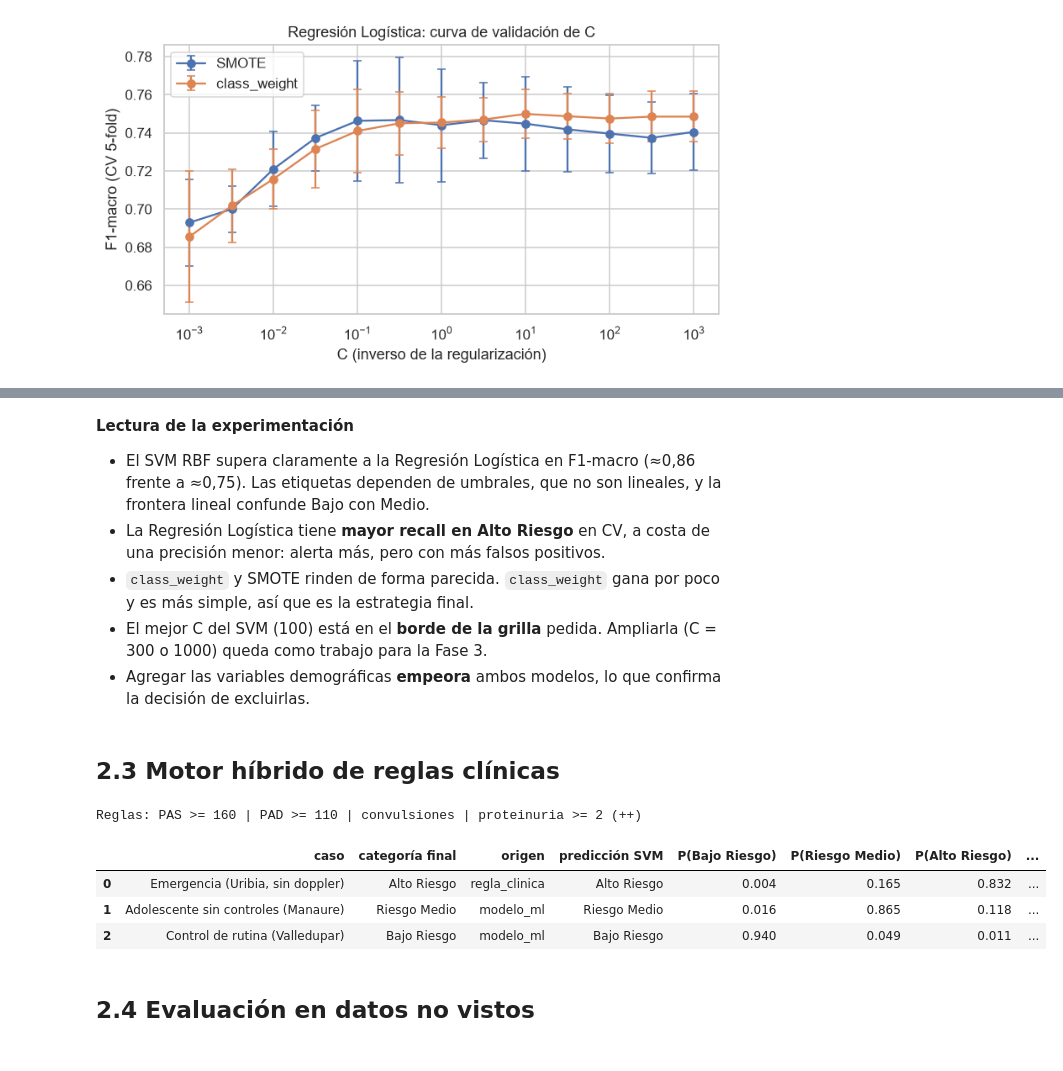
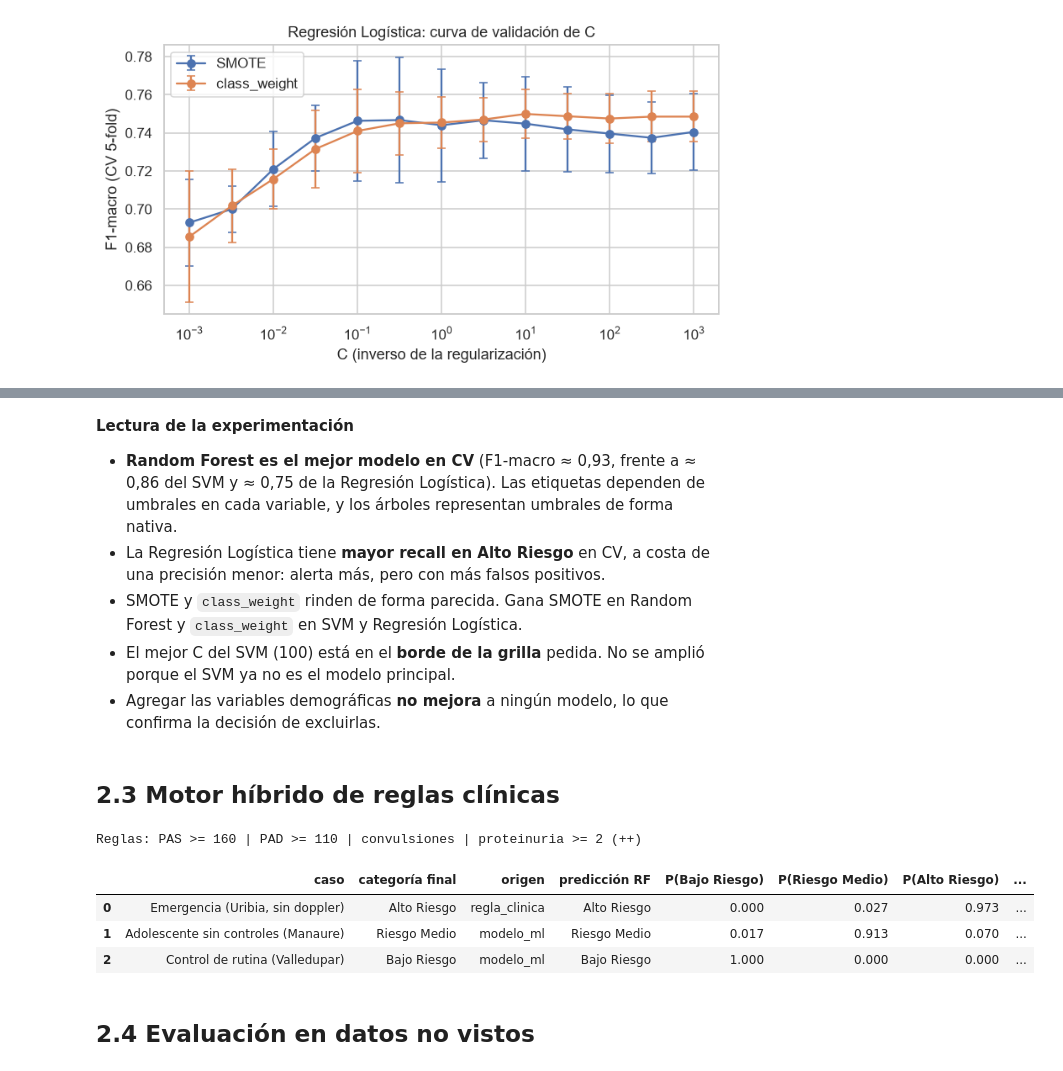
Before and after one commit to AnyeCOsp23/MATERNA, a Jupyter notebook: notebooks/Fase2_Modelado_y_Evaluacion_MATERNA.ipynb, the cells around one changed output, grey strips where cells are left out. Drawn from its saved outputs; the diff is of its cells as text; code cells hidden in the pictures.

Commit message:
feat(model): Random Forest, evaluación final y notebooks actualizados

```diff
--- a/notebooks/Fase2_Modelado_y_Evaluacion_MATERNA.ipynb
+++ b/notebooks/Fase2_Modelado_y_Evaluacion_MATERNA.ipynb
@@ -160,39 +165,39 @@ pd.read_csv(DIR_METRICAS / "ablacion_variables_demograficas.csv")
 # %% [markdown]
 **Lectura de la experimentación**
-- El SVM RBF supera claramente a la Regresión Logística en F1-macro (≈0,86 frente a ≈0,75). Las etiquetas dependen de umbrales, que no son lineales, y la frontera lineal confunde Bajo con Medio.
+- **Random Forest es el mejor modelo en CV** (F1-macro ≈ 0,93, frente a ≈ 0,86 del SVM y ≈ 0,75 de la Regresión Logística). Las etiquetas dependen de umbrales en cada variable, y los árboles representan umbrales de forma nativa.
 - La Regresión Logística tiene **mayor recall en Alto Riesgo** en CV, a costa de una precisión menor: alerta más, pero con más falsos positivos.
-- `class_weight` y SMOTE rinden de forma parecida. `class_weight` gana por poco y es más simple, así que es la estrategia final.
-- El mejor C del SVM (100) está en el **borde de la grilla** pedida. Ampliarla (C = 300 o 1000) queda como trabajo para la Fase 3.
-- Agregar las variables demográficas **empeora** ambos modelos, lo que confirma la decisión de excluirlas.
+- SMOTE y `class_weight` rinden de forma parecida. Gana SMOTE en Random Forest y `class_weight` en SVM y Regresión Logística.
+- El mejor C del SVM (100) está en el **borde de la grilla** pedida. No se amplió porque el SVM ya no es el modelo principal.
+- Agregar las variables demográficas **no mejora** a ningún modelo, lo que confirma la decisión de excluirlas.
 # %% [markdown]
 ## 2.3 Motor híbrido de reglas clínicas
 # %%
 from src.clinical_rules import evaluar_riesgo_hibrido, UMBRAL_PAS_SEVERA, UMBRAL_PAD_SEVERA, UMBRAL_PROTEINURIA
 print(f"Reglas: PAS >= {UMBRAL_PAS_SEVERA} | PAD >= {UMBRAL_PAD_SEVERA} | convulsiones | proteinuria >= {UMBRAL_PROTEINURIA} (++)")
 
 casos = {
     "Emergencia (Uribia, sin doppler)": dict(edad=26, departamento="La Guajira", municipio="Uribia", pertenencia_etnica="Wayuu",
         area_residencia="Rural disperso", semanas_gestacion=31, n_controles_prenatales=1, atendido_por="Partera tradicional",
         pas_mmhg=165, pad_mmhg=108, fcf_bpm=None, glucosa_mgdl=110.5, proteinuria=2, convulsiones=1),
     "Adolescente sin controles (Manaure)": dict(edad=17, departamento="La Guajira", municipio="Manaure", pertenencia_etnica="Wayuu",
         area_residencia="Rural disperso", semanas_gestacion=24, n_controles_prenatales=0, atendido_por="Auxiliar de enfermeria",
         pas_mmhg=128, pad_mmhg=82, fcf_bpm=150.0, glucosa_mgdl=None, proteinuria=0, convulsiones=0),
     "Control de rutina (Valledupar)": dict(edad=27, departamento="Cesar", municipio="Valledupar", pertenencia_etnica="Mestiza",
         area_residencia="Cabecera", semanas_gestacion=28, n_controles_prenatales=5, atendido_por="Medico",
         pas_mmhg=110, pad_mmhg=70, fcf_bpm=142.0, glucosa_mgdl=88.0, proteinuria=0, convulsiones=0),
 }
 filas = []
 for nombre, registro in casos.items():
-    r = evaluar_riesgo_hibrido(registro, modelos["SVM"])
-    filas.append({"caso": nombre, "categoría final": r.categoria, "origen": r.origen, "predicción SVM": r.categoria_modelo,
+    r = evaluar_riesgo_hibrido(registro, modelos["Random Forest"])
+    filas.append({"caso": nombre, "categoría final": r.categoria, "origen": r.origen, "predicción RF": r.categoria_modelo,
                   **{f"P({k})": round(v, 3) for k, v in r.probabilidades_modelo.items()}, "alertas": "; ".join(r.alertas)})
 pd.DataFrame(filas)
 # %% [output]
 Reglas: PAS >= 160 | PAD >= 110 | convulsiones | proteinuria >= 2 (++)
-|  | caso | categoría final | origen | predicción SVM | P(Bajo Riesgo) | P(Riesgo Medio) | P(Alto Riesgo) | ... |
-| 0 | Emergencia (Uribia, sin doppler) | Alto Riesgo | regla_clinica | Alto Riesgo | 0.004 | 0.165 | 0.832 | ... |
-| 1 | Adolescente sin controles (Manaure) | Riesgo Medio | modelo_ml | Riesgo Medio | 0.016 | 0.865 | 0.118 | ... |
-| 2 | Control de rutina (Valledupar) | Bajo Riesgo | modelo_ml | Bajo Riesgo | 0.940 | 0.049 | 0.011 | ... |
+|  | caso | categoría final | origen | predicción RF | P(Bajo Riesgo) | P(Riesgo Medio) | P(Alto Riesgo) | ... |
+| 0 | Emergencia (Uribia, sin doppler) | Alto Riesgo | regla_clinica | Alto Riesgo | 0.000 | 0.027 | 0.973 | ... |
+| 1 | Adolescente sin controles (Manaure) | Riesgo Medio | modelo_ml | Riesgo Medio | 0.017 | 0.913 | 0.070 | ... |
+| 2 | Control de rutina (Valledupar) | Bajo Riesgo | modelo_ml | Bajo Riesgo | 1.000 | 0.000 | 0.000 | ... |
 # %% [markdown]
 ## 2.4 Evaluación en datos no vistos
 # %%
```
Also changed, not shown: parts of 16 cells of this notebook, 16 other files.
